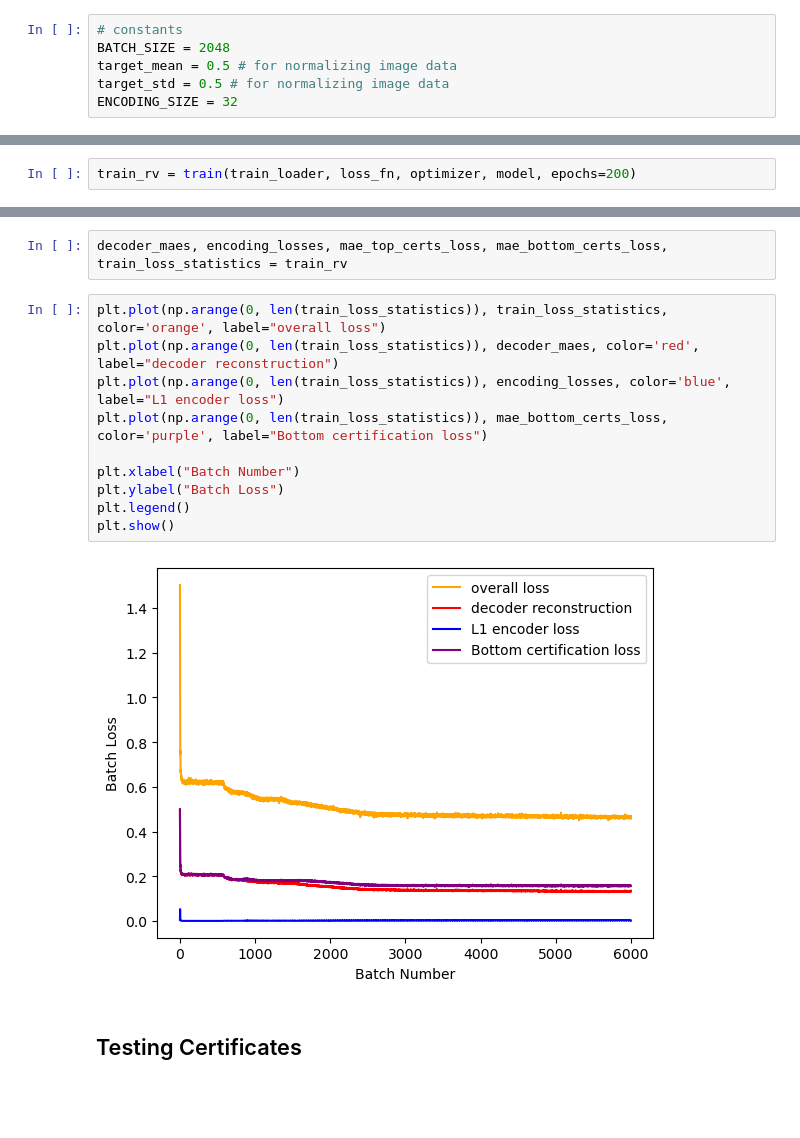
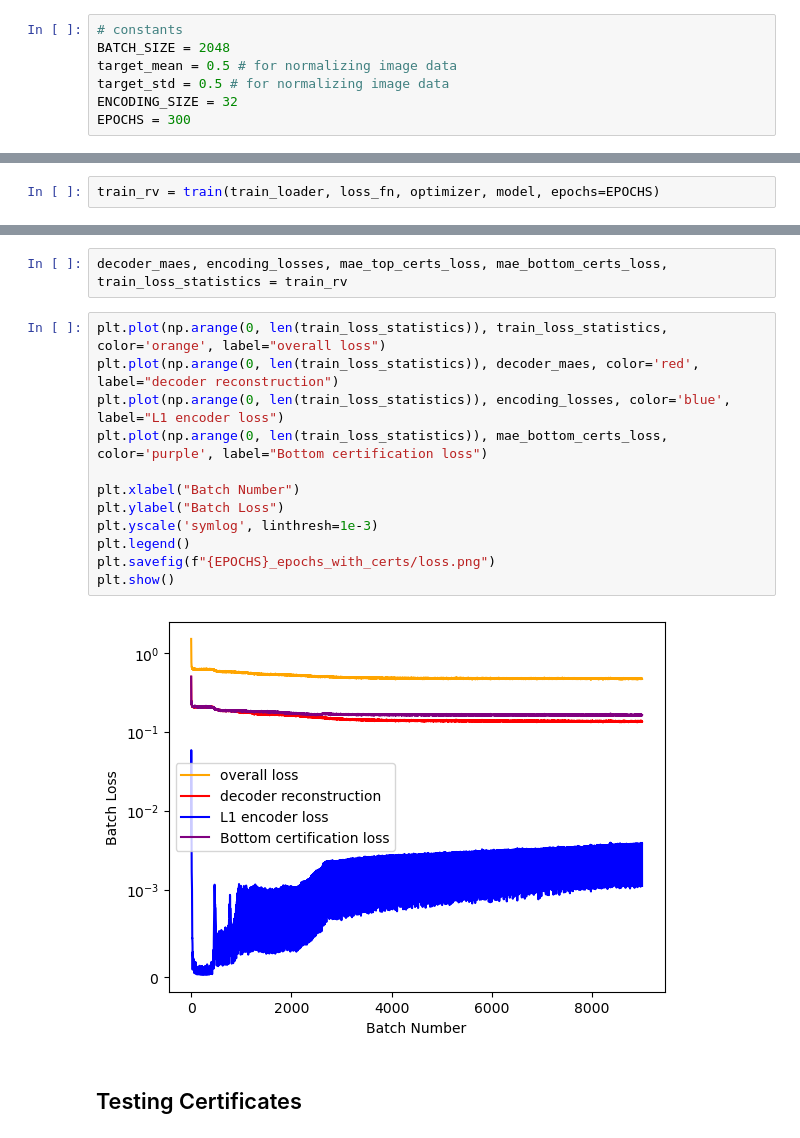
Before and after one commit to zroe1/gradient-routing, a Jupyter notebook: main.ipynb, the cells around one changed output, grey strips where cells are left out. Cells and saved outputs as stored; diff of their text form; blank space fills up the shorter version.

Commit message:
300 epochs

```diff
--- a/main.ipynb
+++ b/main.ipynb
@@ -10,6 +10,7 @@ BATCH_SIZE = 2048
 target_mean = 0.5 # for normalizing image data
 target_std = 0.5 # for normalizing image data
 ENCODING_SIZE = 32
+EPOCHS = 300
 # %% [markdown]
 ## Load data
 # %%
@@ -199,5 +200,5 @@ def train(data_loader, loss, optimizer, model, epochs=1):
 
     return decoder_maes, encoding_losses, mae_top_certs_loss, mae_bottom_certs_loss, train_loss_statistics
 # %%
-train_rv = train(train_loader, loss_fn, optimizer, model, epochs=200)
+train_rv = train(train_loader, loss_fn, optimizer, model, epochs=EPOCHS)
 # %% [output]
@@ -223,15 +224,17 @@ decoder_maes, encoding_losses, mae_top_certs_loss, mae_bottom_certs_loss, train_
 # %%
 plt.plot(np.arange(0, len(train_loss_statistics)), train_loss_statistics, color='orange', label="overall loss")
 plt.plot(np.arange(0, len(train_loss_statistics)), decoder_maes, color='red', label="decoder reconstruction")
 plt.plot(np.arange(0, len(train_loss_statistics)), encoding_losses, color='blue', label="L1 encoder loss")
 plt.plot(np.arange(0, len(train_loss_statistics)), mae_bottom_certs_loss, color='purple', label="Bottom certification loss")
 
 plt.xlabel("Batch Number")
 plt.ylabel("Batch Loss")
+plt.yscale('symlog', linthresh=1e-3)
 plt.legend()
+plt.savefig(f"{EPOCHS}_epochs_with_certs/loss.png")
 plt.show()
 # %% [output]
-[figure, old version]
+[figure, new version]
 # %% [markdown]
 ## Testing Certificates
 # %%
```
Also changed, not shown: parts of 7 cells of this notebook.
